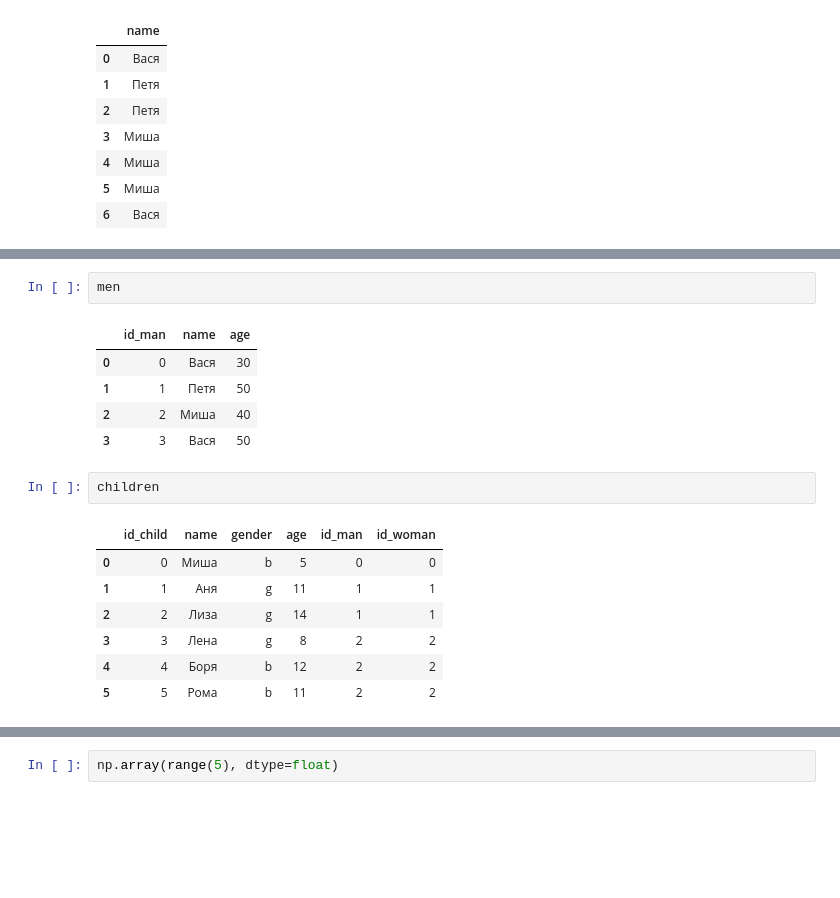
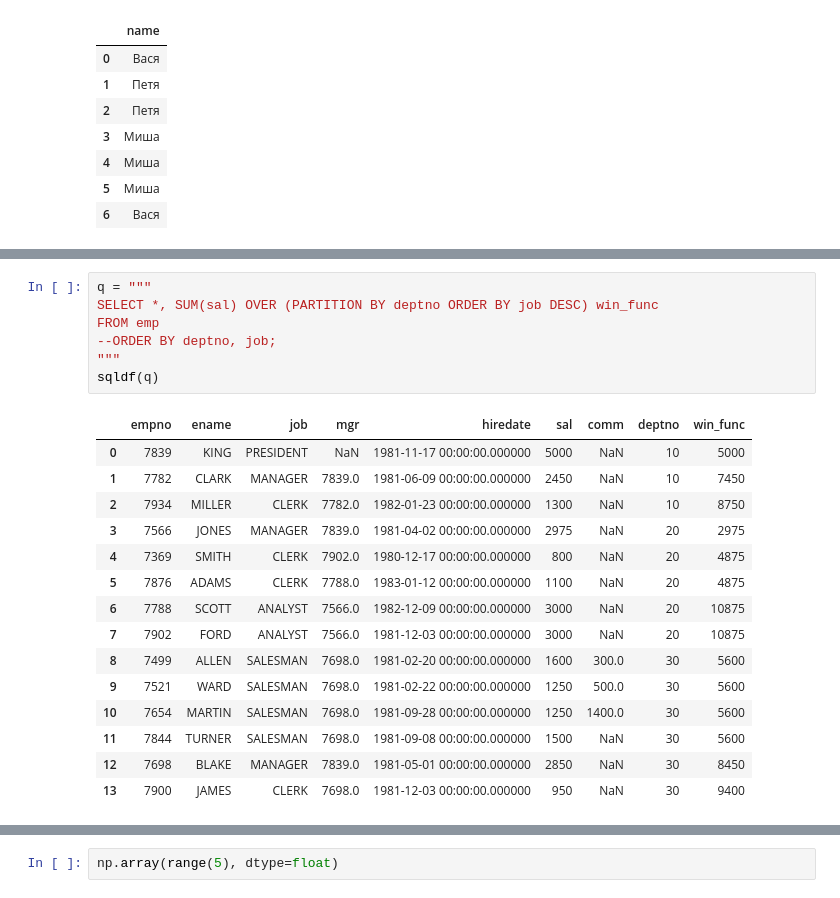
Before and after one commit to gbrs/sql_imitation_in_pandas, a Jupyter notebook: pandas_sql.ipynb, the cells around one changed output, grey strips where cells are left out. Saved outputs shown, nothing was run; the diff lists cells and outputs as text; blank space fills up the shorter version.

```diff
--- a/pandas_sql.ipynb
+++ b/pandas_sql.ipynb
@@ -1163,18 +1160,23 @@ SyntaxError: invalid syntax (2134757759.py, line 1)
-# %%
-men
-# %% [output]
-|  | id_man | name | age |
-| 0 | 0 | Вася | 30 |
-| 1 | 1 | Петя | 50 |
-| 2 | 2 | Миша | 40 |
-| 3 | 3 | Вася | 50 |
-# %%
-children
-# %% [output]
-|  | id_child | name | gender | age | id_man | id_woman |
-| 0 | 0 | Миша | b | 5 | 0 | 0 |
-| 1 | 1 | Аня | g | 11 | 1 | 1 |
-| 2 | 2 | Лиза | g | 14 | 1 | 1 |
-| 3 | 3 | Лена | g | 8 | 2 | 2 |
-| 4 | 4 | Боря | b | 12 | 2 | 2 |
-| 5 | 5 | Рома | b | 11 | 2 | 2 |
+# %%
+q = """
+SELECT *, SUM(sal) OVER (PARTITION BY deptno ORDER BY job DESC) win_func
+FROM emp
+--ORDER BY deptno, job;
+"""
+sqldf(q)
+# %% [output]
+|  | empno | ename | job | mgr | hiredate | sal | comm | deptno | win_func |
+| 0 | 7839 | KING | PRESIDENT | NaN | 1981-11-17 00:00:00.000000 | 5000 | NaN | 10 | 5000 |
+| 1 | 7782 | CLARK | MANAGER | 7839.0 | 1981-06-09 00:00:00.000000 | 2450 | NaN | 10 | 7450 |
+| 2 | 7934 | MILLER | CLERK | 7782.0 | 1982-01-23 00:00:00.000000 | 1300 | NaN | 10 | 8750 |
+| 3 | 7566 | JONES | MANAGER | 7839.0 | 1981-04-02 00:00:00.000000 | 2975 | NaN | 20 | 2975 |
+| 4 | 7369 | SMITH | CLERK | 7902.0 | 1980-12-17 00:00:00.000000 | 800 | NaN | 20 | 4875 |
+| 5 | 7876 | ADAMS | CLERK | 7788.0 | 1983-01-12 00:00:00.000000 | 1100 | NaN | 20 | 4875 |
+| 6 | 7788 | SCOTT | ANALYST | 7566.0 | 1982-12-09 00:00:00.000000 | 3000 | NaN | 20 | 10875 |
+| 7 | 7902 | FORD | ANALYST | 7566.0 | 1981-12-03 00:00:00.000000 | 3000 | NaN | 20 | 10875 |
+| 8 | 7499 | ALLEN | SALESMAN | 7698.0 | 1981-02-20 00:00:00.000000 | 1600 | 300.0 | 30 | 5600 |
+| 9 | 7521 | WARD | SALESMAN | 7698.0 | 1981-02-22 00:00:00.000000 | 1250 | 500.0 | 30 | 5600 |
+| 10 | 7654 | MARTIN | SALESMAN | 7698.0 | 1981-09-28 00:00:00.000000 | 1250 | 1400.0 | 30 | 5600 |
+| 11 | 7844 | TURNER | SALESMAN | 7698.0 | 1981-09-08 00:00:00.000000 | 1500 | NaN | 30 | 5600 |
+| 12 | 7698 | BLAKE | MANAGER | 7839.0 | 1981-05-01 00:00:00.000000 | 2850 | NaN | 30 | 8450 |
+| 13 | 7900 | JAMES | CLERK | 7698.0 | 1981-12-03 00:00:00.000000 | 950 | NaN | 30 | 9400 |
```
Also changed, not shown: parts of 7 cells of this notebook.
